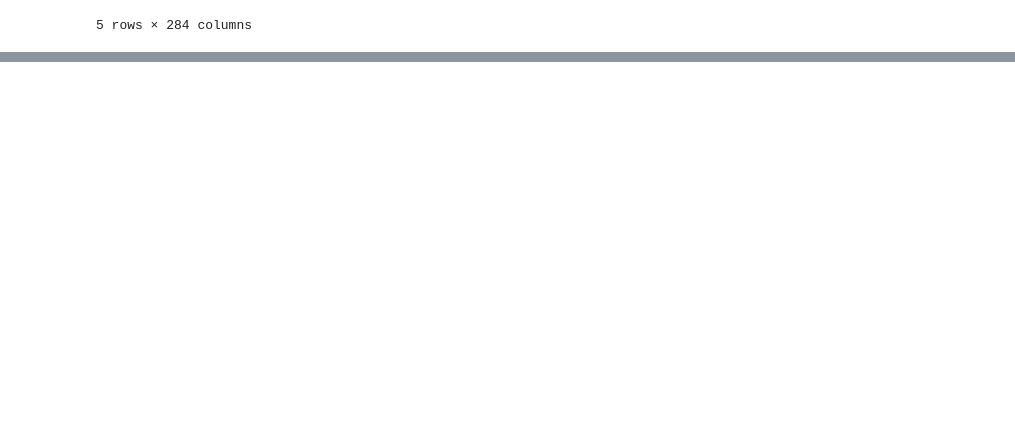
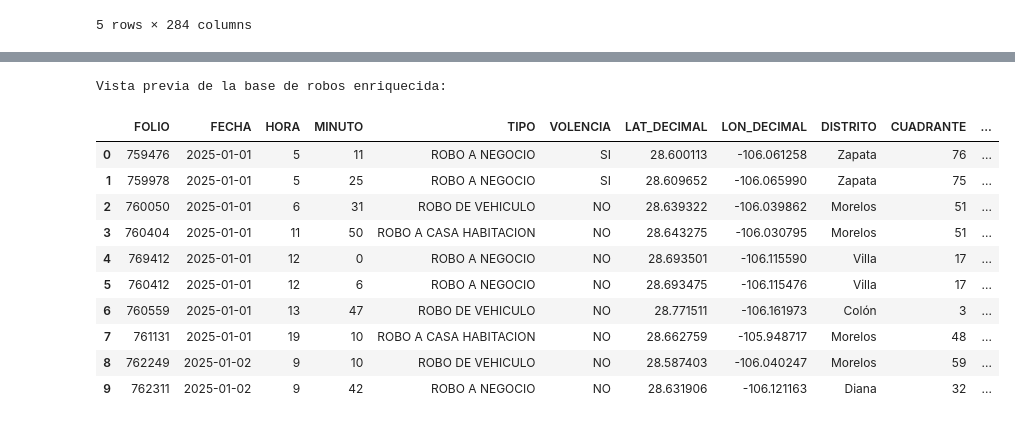
Before and after one commit to CLA-TI3001C-AD2025-G100/A01563230-EDA, a Jupyter notebook: CLUSTERING_MOD.ipynb, the cells around one changed output, grey strips where cells are left out. Saved outputs shown, nothing was run; the diff lists cells and outputs as text; code cells hidden in the pictures; blank space fills up the shorter version.

```diff
--- a/CLUSTERING_MOD.ipynb
+++ b/CLUSTERING_MOD.ipynb
@@ -174,0 +110,16 @@ AttributeError: 'list' object has no attribute 'head'
+# %%
+# Manejar valores no convertibles
+def safe_dms_to_decimal(dms_str):
+    try:
+        return dms_to_decimal(dms_str)
+    except Exception:
+        return None
+
+data["LAT_DECIMAL"] = data["LATITUD"].apply(safe_dms_to_decimal)
+data["LON_DECIMAL"] = data["LONGITUD"].apply(safe_dms_to_decimal)
+
+# Filtrar columnas necesarias
+data = data[["LAT_DECIMAL", "LON_DECIMAL", "ALTITUD", "VIVTOT", "VIVPAR_HAB", "VIVPAR_DES"]].dropna()
+
+print("Vista previa de la base del censo:")
+data.head()
@@ -174,0 +134,15 @@ AttributeError: 'list' object has no attribute 'head'
+# %%
+# Leer base de datos de robos (FICOSEC)
+
+df = pd.read_excel("data/IPH_robos_ene-ago-2025_tecmty.xlsx")
+
+# Asegurar que las columnas sean numéricas
+df["LATITUD"] = pd.to_numeric(df["LATITUD"], errors="coerce")
+df["LONGITUD"] = pd.to_numeric(df["LONGITUD"], errors="coerce")
+df = df.dropna(subset=["LATITUD", "LONGITUD"])
+
+# Renombrar columnas a formato decimal
+df = df.rename(columns={"LATITUD": "LAT_DECIMAL", "LONGITUD": "LON_DECIMAL"})
+
+print("Vista previa de la base de robos:")
+df.head()
@@ -174,0 +157,25 @@ AttributeError: 'list' object has no attribute 'head'
+# %%
+# 5. Cruzar con k-NN (vincular viviendas a cada robo)
+nn = NearestNeighbors(n_neighbors=1, algorithm="ball_tree").fit(data[["LAT_DECIMAL", "LON_DECIMAL"]])
+distancias, indices = nn.kneighbors(df[["LAT_DECIMAL", "LON_DECIMAL"]])
+
+# Asignar VIVTOT, VIVPAR_HAB y VIVPAR_DES a cada registro de robo
+df["VIVTOT"] = data.iloc[indices.flatten()]["VIVTOT"].values
+df["VIVPAR_HAB"] = data.iloc[indices.flatten()]["VIVPAR_HAB"].values
+df["VIVPAR_DES"] = data.iloc[indices.flatten()]["VIVPAR_DES"].values
+
+print("Vista previa de la base de robos enriquecida:")
+df.head(10)
+# %% [output]
+Vista previa de la base de robos enriquecida:
+|  | FOLIO | FECHA | HORA | MINUTO | TIPO | VOLENCIA | LAT_DECIMAL | LON_DECIMAL | DISTRITO | CUADRANTE | ... |
+| 0 | 759476 | 2025-01-01 | 5 | 11 | ROBO A NEGOCIO | SI | 28.600113 | -106.061258 | Zapata | 76 | ... |
+| 1 | 759978 | 2025-01-01 | 5 | 25 | ROBO A NEGOCIO | SI | 28.609652 | -106.065990 | Zapata | 75 | ... |
+| 2 | 760050 | 2025-01-01 | 6 | 31 | ROBO DE VEHICULO | NO | 28.639322 | -106.039862 | Morelos | 51 | ... |
+| 3 | 760404 | 2025-01-01 | 11 | 50 | ROBO A CASA HABITACION | NO | 28.643275 | -106.030795 | Morelos | 51 | ... |
+| 4 | 769412 | 2025-01-01 | 12 | 0 | ROBO A NEGOCIO | NO | 28.693501 | -106.115590 | Villa | 17 | ... |
+| 5 | 760412 | 2025-01-01 | 12 | 6 | ROBO A NEGOCIO | NO | 28.693475 | -106.115476 | Villa | 17 | ... |
+| 6 | 760559 | 2025-01-01 | 13 | 47 | ROBO DE VEHICULO | NO | 28.771511 | -106.161973 | Colón | 3 | ... |
+| 7 | 761131 | 2025-01-01 | 19 | 10 | ROBO A CASA HABITACION | NO | 28.662759 | -105.948717 | Morelos | 48 | ... |
+| 8 | 762249 | 2025-01-02 | 9 | 10 | ROBO DE VEHICULO | NO | 28.587403 | -106.040247 | Morelos | 59 | ... |
+| 9 | 762311 | 2025-01-02 | 9 | 42 | ROBO A NEGOCIO | NO | 28.631906 | -106.121163 | Diana | 32 | ... |
```
Also changed, not shown: parts of 15 cells of this notebook.
